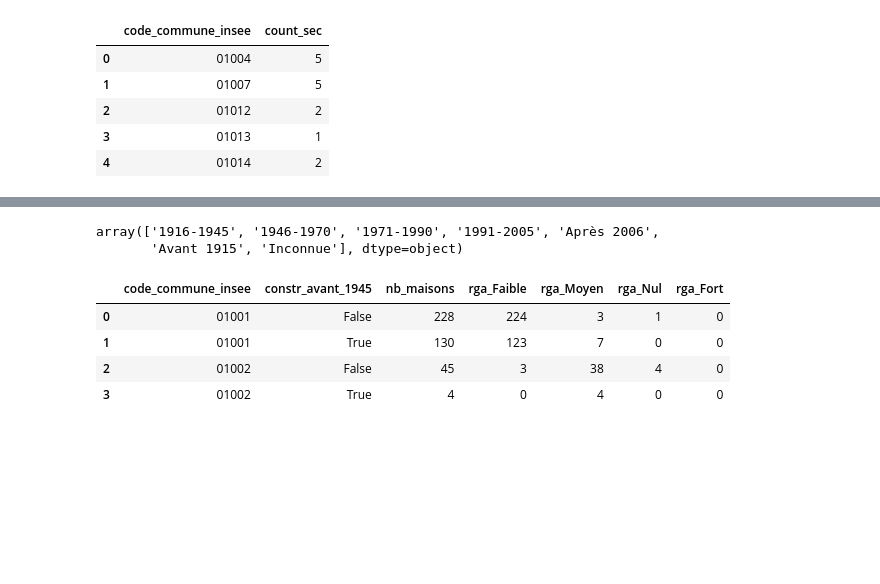
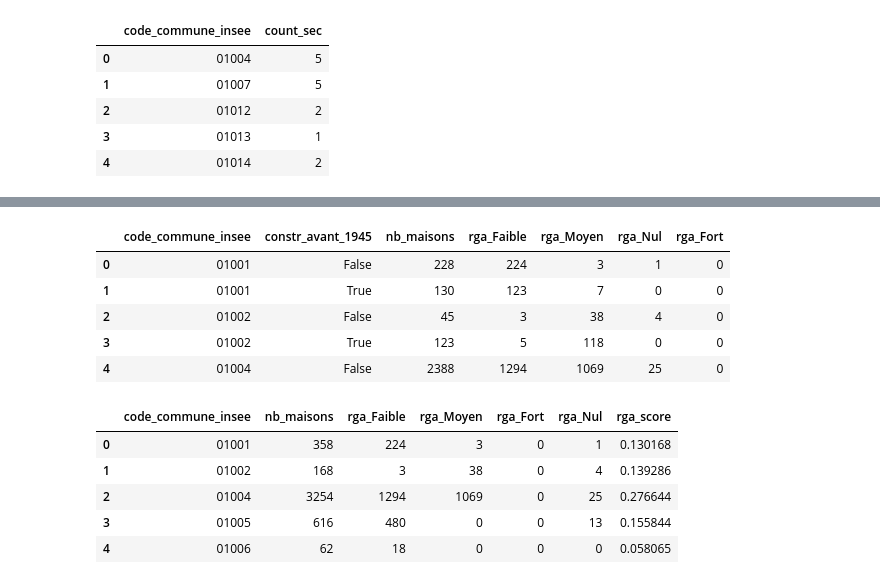
Before and after one commit to dataforgoodfr/14_PrixChangementClimatique, a Jupyter notebook: data/exploration/eda_jacques.ipynb, the cells around one changed output, grey strips where cells are left out. Saved outputs shown, nothing was run; the diff lists cells and outputs as text; code cells hidden in the pictures; blank space fills up the shorter version.

```diff
--- a/data/exploration/eda_jacques.ipynb
+++ b/data/exploration/eda_jacques.ipynb
@@ -479,20 +464,31 @@ df[~df.count_sec.isna()].head()
-# %%
-df.periode_construction.unique()
-# %% [output]
-array(['1916-1945', '1946-1970', '1971-1990', '1991-2005', 'Après 2006',
-       'Avant 1915', 'Inconnue'], dtype=object)
 # %%
-df_flat = pd.get_dummies(data=df_agg.head(20), columns=['alea_argile'], prefix='rga')
+df_flat = pd.get_dummies(data=df_agg, columns=['alea_argile'], prefix='rga')
 rga_cols = df_flat.columns[df_flat.columns.str.startswith('rga_')]
 df_flat[rga_cols] = df_flat[rga_cols].multiply(df_flat['nb_maisons'], axis=0)
 df_flat['constr_avant_1945'] = df_flat['periode_construction'].isin(['Avant 1915', '1916-1945', 'Inconnue'])
 df_flat = df_flat.groupby(by=['code_commune_insee','constr_avant_1945']).sum().reset_index().drop(columns=['periode_construction'])
 df_flat.head()
 # %% [output]
 |  | code_commune_insee | constr_avant_1945 | nb_maisons | rga_Faible | rga_Moyen | rga_Nul | rga_Fort |
 | 0 | 01001 | False | 228 | 224 | 3 | 1 | 0 |
 | 1 | 01001 | True | 130 | 123 | 7 | 0 | 0 |
 | 2 | 01002 | False | 45 | 3 | 38 | 4 | 0 |
-| 3 | 01002 | True | 4 | 0 | 4 | 0 | 0 |
+| 3 | 01002 | True | 123 | 5 | 118 | 0 | 0 |
+| 4 | 01004 | False | 2388 | 1294 | 1069 | 25 | 0 |
 # %%
-df_scored =
+# On doit penser à un score qui permet de montrer la prévalence du risque de RGA
+#  Si année construction < 1945 + 0
+#  Si après  alors si Nul +0, si Faible +1, si moyen +3, si For +5
+#  Score =  Total / sum(nb_maisons)
+
+df_flat.loc[df_flat['constr_avant_1945'], rga_cols] = 0
+df_scored = df_flat.groupby('code_commune_insee').agg({'nb_maisons': 'sum', 'rga_Faible': 'sum', 'rga_Moyen': 'sum', 'rga_Fort': 'sum', 'rga_Nul': 'sum'}).reset_index()
+df_scored['rga_score'] = (df_scored['rga_Faible'] + 3* df_scored['rga_Moyen'] + 5* df_scored['rga_Fort'] ) / (5* df_scored['nb_maisons'])
+df_scored.head()
+# %% [output]
+|  | code_commune_insee | nb_maisons | rga_Faible | rga_Moyen | rga_Fort | rga_Nul | rga_score |
+| 0 | 01001 | 358 | 224 | 3 | 0 | 1 | 0.130168 |
+| 1 | 01002 | 168 | 3 | 38 | 0 | 4 | 0.139286 |
+| 2 | 01004 | 3254 | 1294 | 1069 | 0 | 25 | 0.276644 |
+| 3 | 01005 | 616 | 480 | 0 | 0 | 13 | 0.155844 |
+| 4 | 01006 | 62 | 18 | 0 | 0 | 0 | 0.058065 |
```
Also changed, not shown: parts of 14 cells of this notebook, 12 other files.
